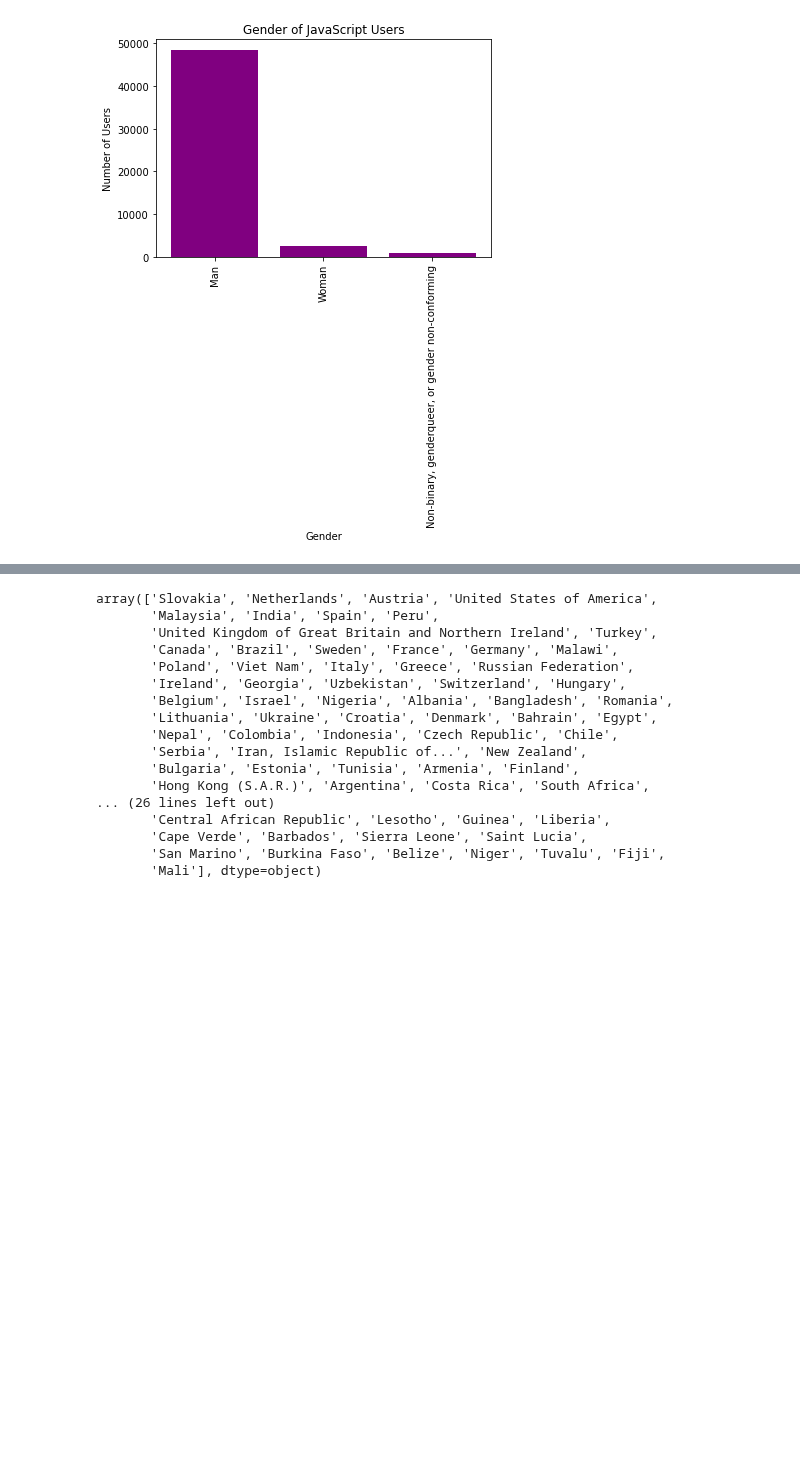
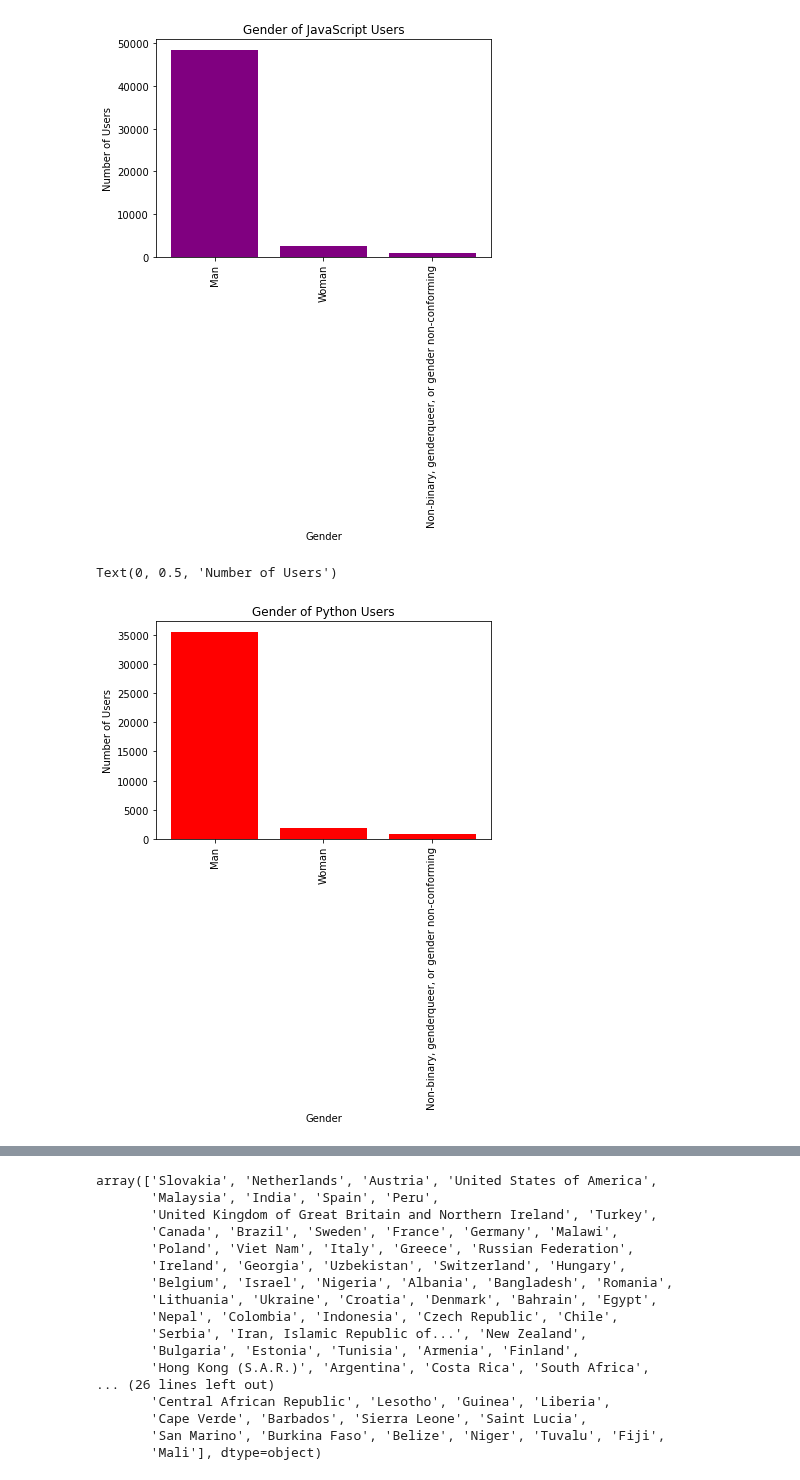
Before and after one commit to Stencoss/DataDrivenDevelopers, a Jupyter notebook: project_1.ipynb, the cells around one changed output, grey strips where cells are left out. Drawn from its saved outputs; the diff is of its cells as text; code cells hidden in the pictures; blank space fills up the shorter version.

Commit message:
Added Formatting and graphs

```diff
--- a/project_1.ipynb
+++ b/project_1.ipynb
@@ -196,4 +196,6 @@ plt.show()
 # all instances it creates a new data frame with just those rows.  The Row count is equal to the count we did in the
 # beginning '53587'.  This way we can check that it is the correct amount.
 find_js_df = full_df.loc[full_df['LanguageHaveWorkedWith'].str.contains('JavaScript',  case = False, na=False)]
-find_js_df['LanguageHaveWorkedWith']
+find_js_py = full_df.loc[full_df['LanguageHaveWorkedWith'].str.contains('Python',  case = False, na=False)]
+find_js_html = full_df.loc[full_df['LanguageHaveWorkedWith'].str.contains('HTML/CSS',  case = False, na=False)]
+find_js_type = full_df.loc[full_df['LanguageHaveWorkedWith'].str.contains('TypeScript',  case = False, na=False)]
@@ -290,3 +279,14 @@ plt.ylabel("Number of Users")
 # %% [output]
 Text(0, 0.5, 'Number of Users')
 [figure]
+# %%
+users2 = find_js_py['Gender'].value_counts().head(3)
+x_axis = ['Man', 'Woman', 'Non-binary, genderqueer, or gender non-conforming']
+plt.bar(x_axis, users2, color='red')
+plt.xticks(rotation=90)
+plt.title("Gender of Python Users")
+plt.xlabel("Gender")
+plt.ylabel("Number of Users")
+# %% [output]
+Text(0, 0.5, 'Number of Users')
+[figure, added]
```
Also changed, not shown: parts of 3 cells of this notebook, 1 other file.
